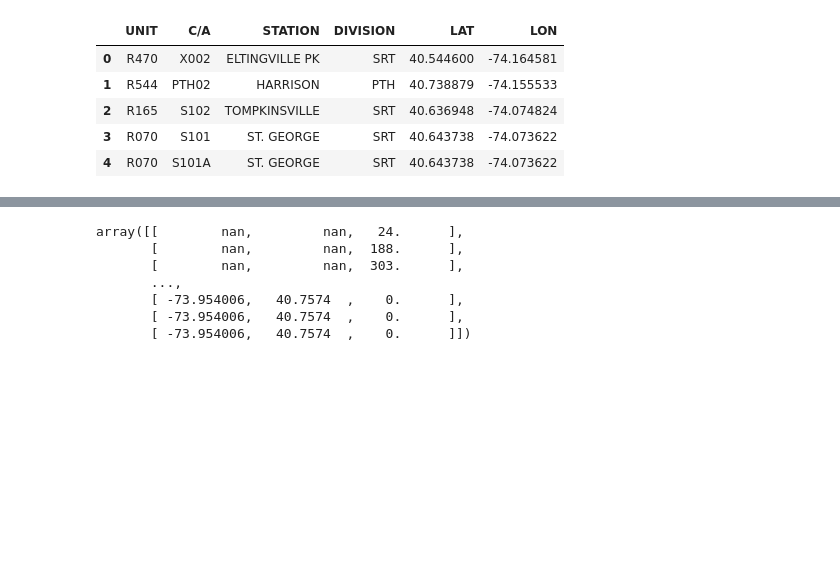
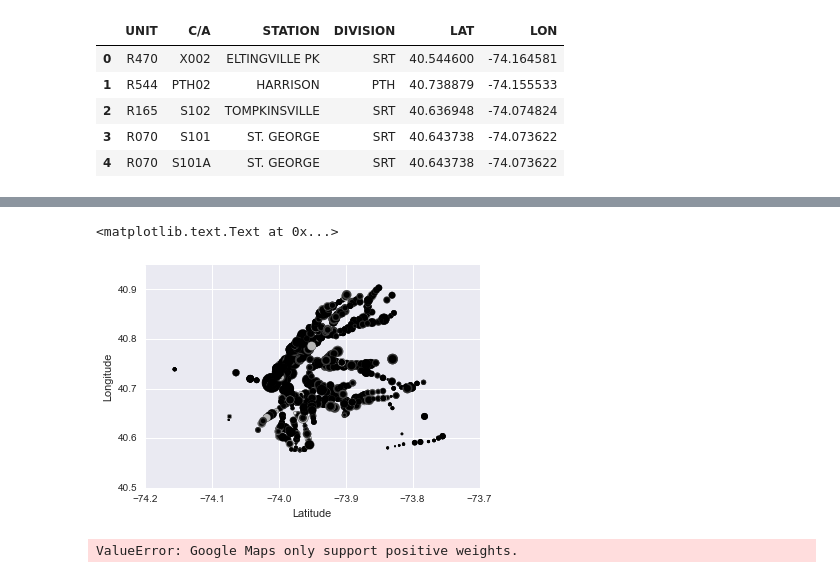
Before and after one commit to ashirwad08/MTA-data-exploration, a Jupyter notebook: MTA-data-Winter-2015-2016.ipynb, the cells around one changed output, grey strips where cells are left out. Drawn from its saved outputs; the diff is of its cells as text; code cells hidden in the pictures; blank space fills up the shorter version.

```diff
--- a/MTA-data-Winter-2015-2016.ipynb
+++ b/MTA-data-Winter-2015-2016.ipynb
@@ -97,15 +115,18 @@ data = pd.merge(data,geocodes,how='left',on=['C/A','UNIT','STATION','DIVISION'])
+# %%
+times = data.groupby(['STATION','HOUR']).median()
+fig, ax = plt.subplots()
+ax.scatter(times.LON,times.LAT,s=(times.FLUX)/10,c=times.PERIOD)
+ax.set_xlabel('Latitude')
+ax.set_ylabel('Longitude')
+# %% [output]
+<matplotlib.text.Text at 0x...>
+[figure, added]
 # %%
 import gmaps
 
 geodata = data.as_matrix(columns=['LON','LAT','FLUX'])
-#maps = gmaps.heatmap(geodata)
-#gmaps.display(map)
+maps = gmaps.heatmap(geodata)
+gmaps.display(maps)
 geodata
 # %% [output]
-array([[        nan,         nan,   24.      ],
-       [        nan,         nan,  188.      ],
-       [        nan,         nan,  303.      ],
-       ...,
-       [ -73.954006,   40.7574  ,    0.      ],
-       [ -73.954006,   40.7574  ,    0.      ],
-       [ -73.954006,   40.7574  ,    0.      ]])
+ValueError: Google Maps only support positive weights.
```
Also changed, not shown: parts of 11 cells of this notebook.
